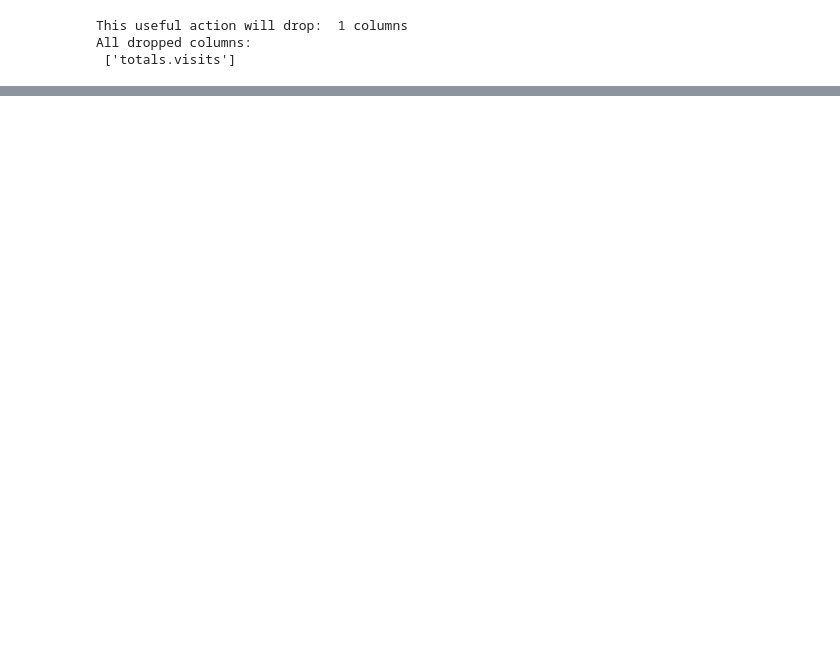
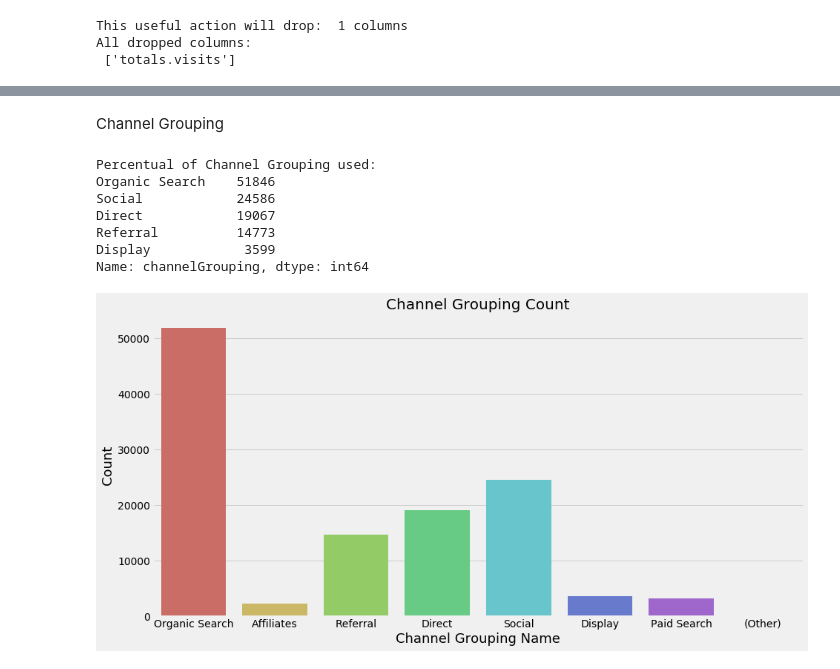
Before and after one commit to gane-dev/DeepLearning, a Jupyter notebook: kg-google-rev-prediction.ipynb, the cells around one changed output, grey strips where cells are left out. Drawn from its saved outputs; the diff is of its cells as text; code cells hidden in the pictures; blank space fills up the shorter version.

```diff
--- a/kg-google-rev-prediction.ipynb
+++ b/kg-google-rev-prediction.ipynb
@@ -269,0 +354,25 @@ The 'normed' kwarg is deprecated, and has been replaced by the 'density' kwarg.
+# %% [markdown]
+Channel Grouping
+# %%
+print("Percentual of Channel Grouping used: ")
+print((df_train['channelGrouping'].value_counts()[:5])) # printing the top 7 percentage of browsers
+
+# seting the graph size
+plt.figure(figsize=(14,7))
+
+# let explore the browser used by users
+sns.countplot(df_train["channelGrouping"], palette="hls") # It's a module to count the category's
+plt.title("Channel Grouping Count", fontsize=20) # seting the title size
+plt.xlabel("Channel Grouping Name", fontsize=18) # seting the x label size
+plt.ylabel("Count", fontsize=18) # seting the y label size
+
+plt.show() #use plt.show to render the graph that we did above
+# %% [output]
+Percentual of Channel Grouping used:
+Organic Search    51846
+Social            24586
+Direct            19067
+Referral          14773
+Display            3599
+Name: channelGrouping, dtype: int64
+[figure, added]
```
Also changed, not shown: parts of 18 cells of this notebook.
